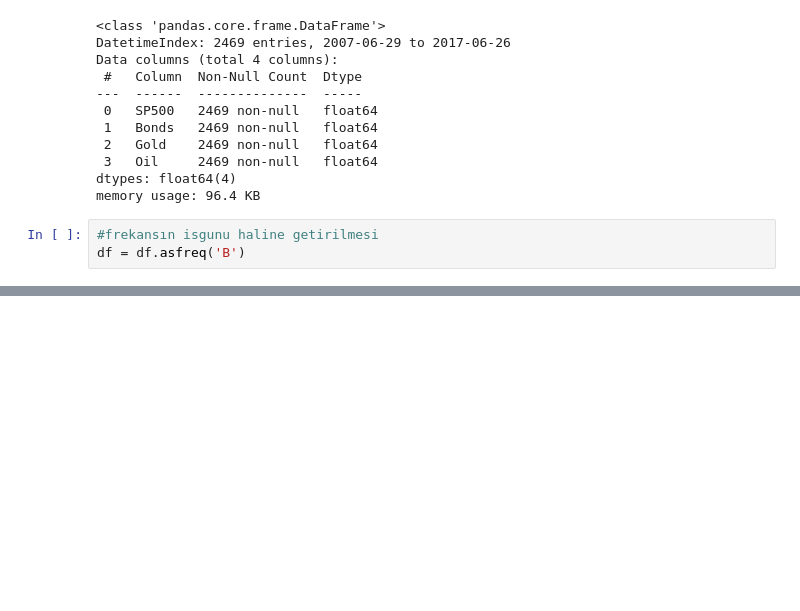
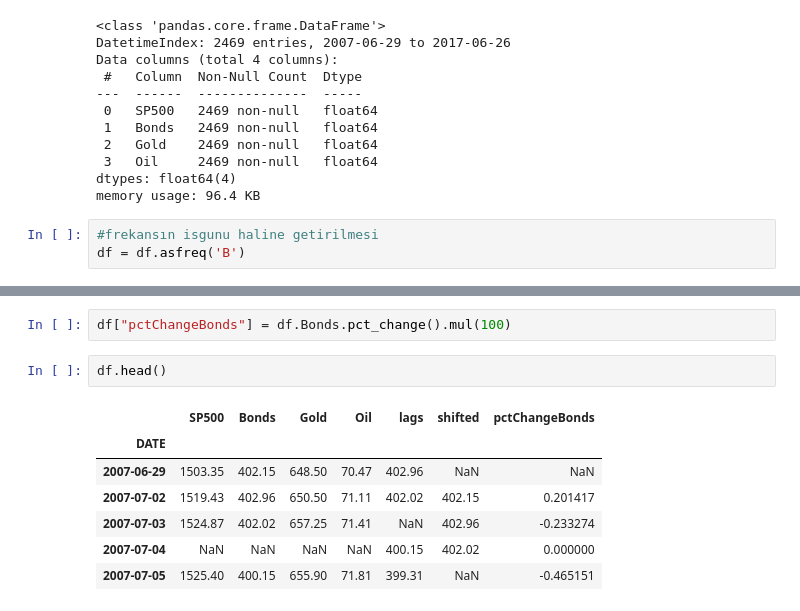
Before and after one commit to ibrahimediz/timeseriesanalysandforecasting0712_1112_23, a Jupyter notebook: Egzersizler/Gozde/01_EgzersizManipulate.ipynb, the cells around one changed output, grey strips where cells are left out. Cells and saved outputs as stored; diff of their text form; blank space fills up the shorter version.

```diff
--- a/Egzersizler/Gozde/01_EgzersizManipulate.ipynb
+++ b/Egzersizler/Gozde/01_EgzersizManipulate.ipynb
@@ -88,0 +87,12 @@ df.head()
+# %%
+df["pctChangeBonds"] = df.Bonds.pct_change().mul(100)
+# %%
+df.head()
+# %% [output]
+|  | SP500 | Bonds | Gold | Oil | lags | shifted | pctChangeBonds |
+| DATE |  |  |  |  |  |  |  |
+| 2007-06-29 | 1503.35 | 402.15 | 648.50 | 70.47 | 402.96 | NaN | NaN |
+| 2007-07-02 | 1519.43 | 402.96 | 650.50 | 71.11 | 402.02 | 402.15 | 0.201417 |
+| 2007-07-03 | 1524.87 | 402.02 | 657.25 | 71.41 | NaN | 402.96 | -0.233274 |
+| 2007-07-04 | NaN | NaN | NaN | NaN | 400.15 | 402.02 | 0.000000 |
+| 2007-07-05 | 1525.40 | 400.15 | 655.90 | 71.81 | 399.31 | NaN | -0.465151 |
```
Also changed, not shown: parts of 5 cells of this notebook, 15 other files.
